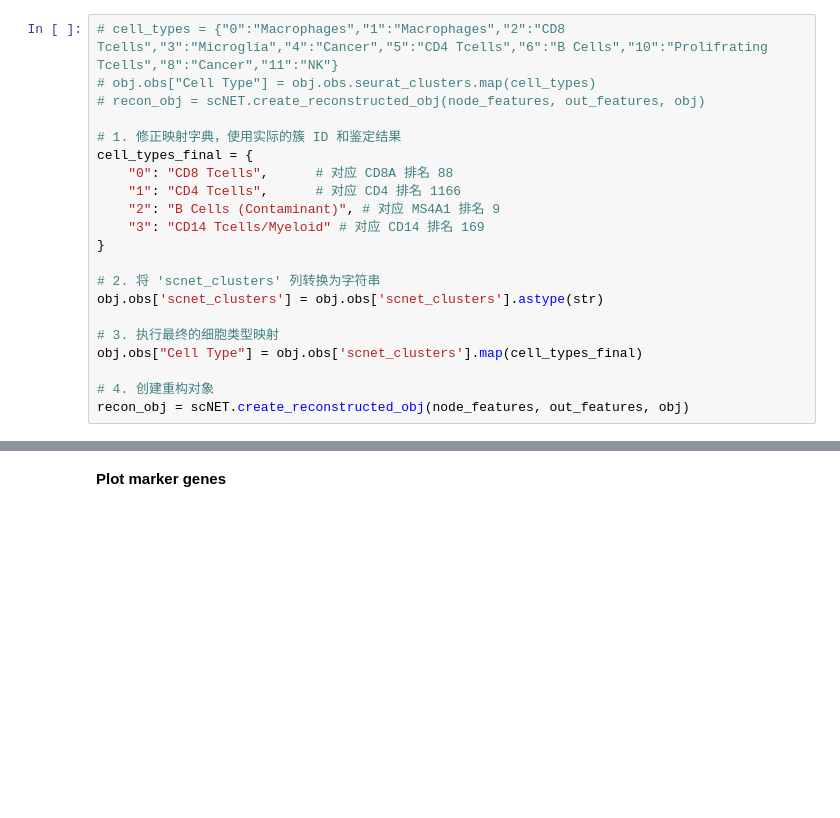
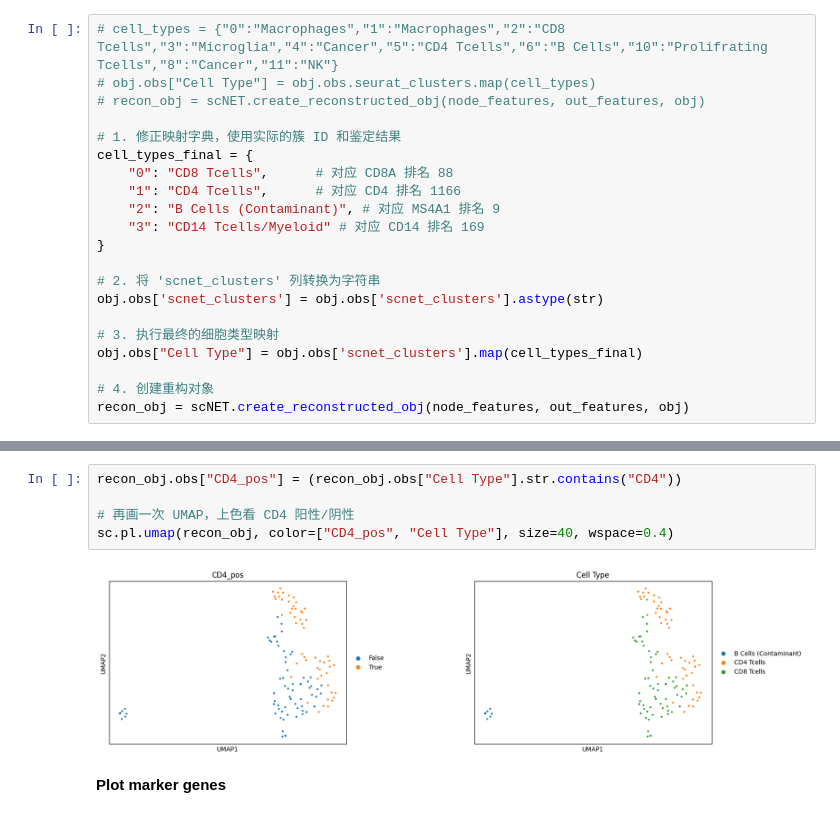
Before and after one commit to Lissiu/scNET, a Jupyter notebook: ““scNET_protein_2024.ipynb, the cells around one changed output, grey strips where cells are left out. Saved outputs shown, nothing was run; the diff lists cells and outputs as text; blank space fills up the shorter version.

```diff
--- a/““scNET_protein_2024.ipynb
+++ b/““scNET_protein_2024.ipynb
@@ -687,3 +812,10 @@ recon_obj = scNET.create_reconstructed_obj(node_features, out_features, obj)
+# %%
+recon_obj.obs["CD4_pos"] = (recon_obj.obs["Cell Type"].str.contains("CD4"))
+
+# 再画一次 UMAP，上色看 CD4 阳性/阴性
+sc.pl.umap(recon_obj, color=["CD4_pos", "Cell Type"], size=40, wspace=0.4)
+# %% [output]
+[figure, added]
 # %% [markdown]
 **Plot marker genes**
 # %%
```
Also changed, not shown: parts of 9 cells of this notebook.
